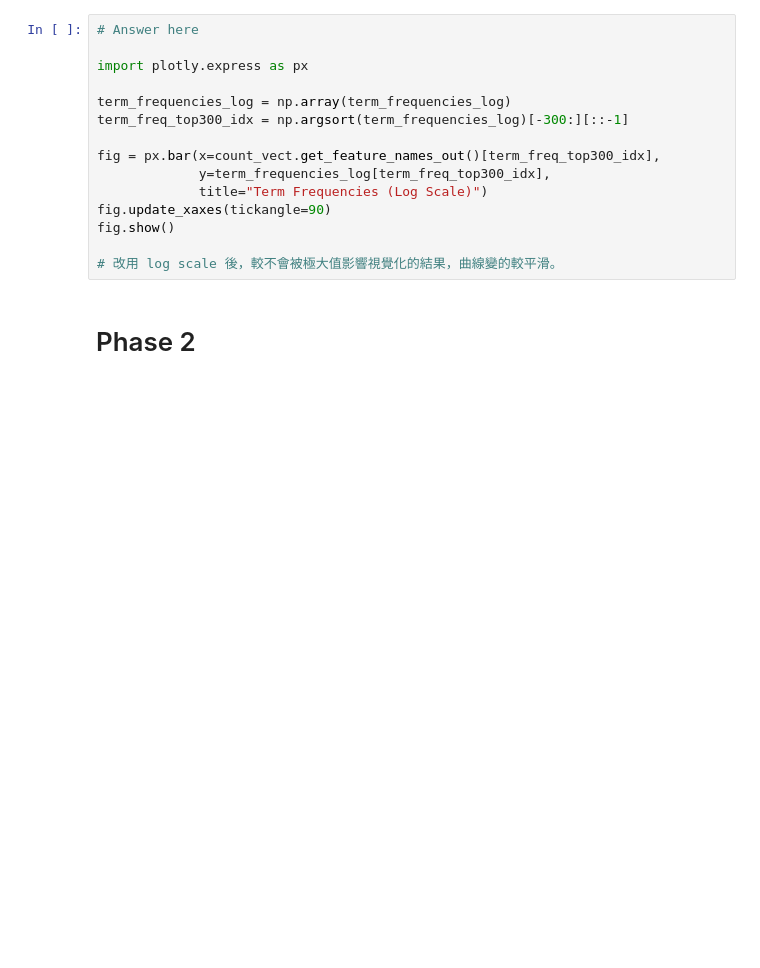
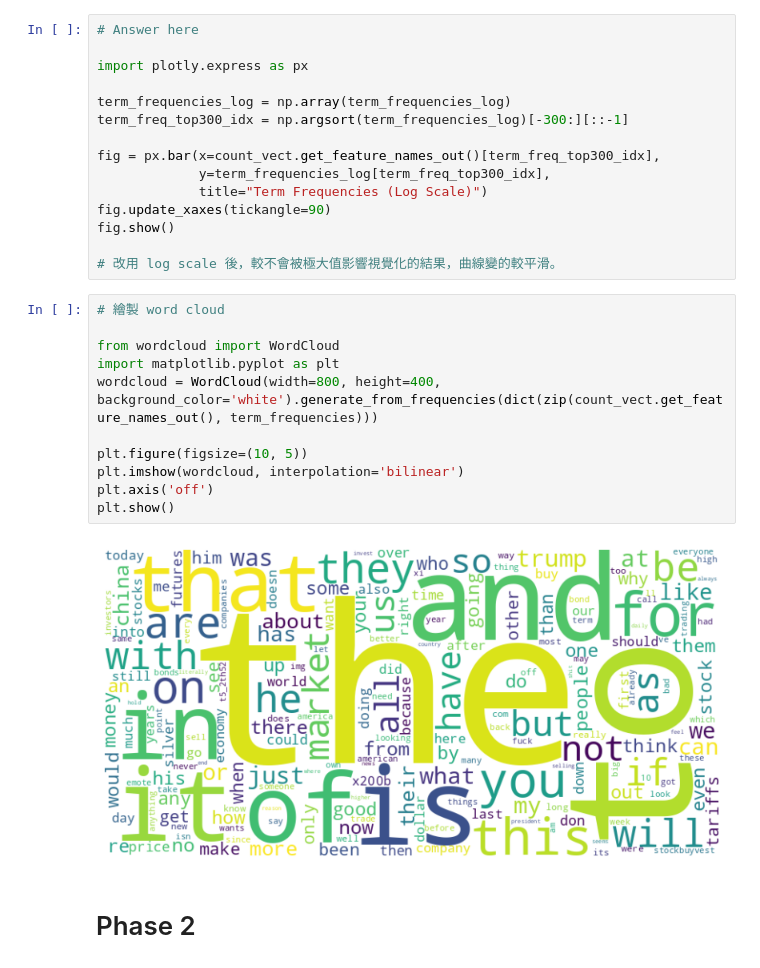
Before and after one commit to poyu39/DM2025-Lab1-Exercise, a Jupyter notebook: DM2025-Lab1-Homework.ipynb, the cells around one changed output. Cells and saved outputs as stored; diff of their text form; blank space fills up the shorter version.

```diff
--- a/DM2025-Lab1-Homework.ipynb
+++ b/DM2025-Lab1-Homework.ipynb
@@ -406,6 +406,19 @@ fig.update_xaxes(tickangle=90)
 fig.show()
 
 # 改用 log scale 後，較不會被極大值影響視覺化的結果，曲線變的較平滑。
+# %%
+# 繪製 word cloud
+
+from wordcloud import WordCloud
+import matplotlib.pyplot as plt
+wordcloud = WordCloud(width=800, height=400, background_color='white').generate_from_frequencies(dict(zip(count_vect.get_feature_names_out(), term_frequencies)))
+
+plt.figure(figsize=(10, 5))
+plt.imshow(wordcloud, interpolation='bilinear')
+plt.axis('off')
+plt.show()
+# %% [output]
+[figure, added]
 # %% [markdown]
 # Phase 2
 # %%
```
Also changed, not shown: 2 other files.
